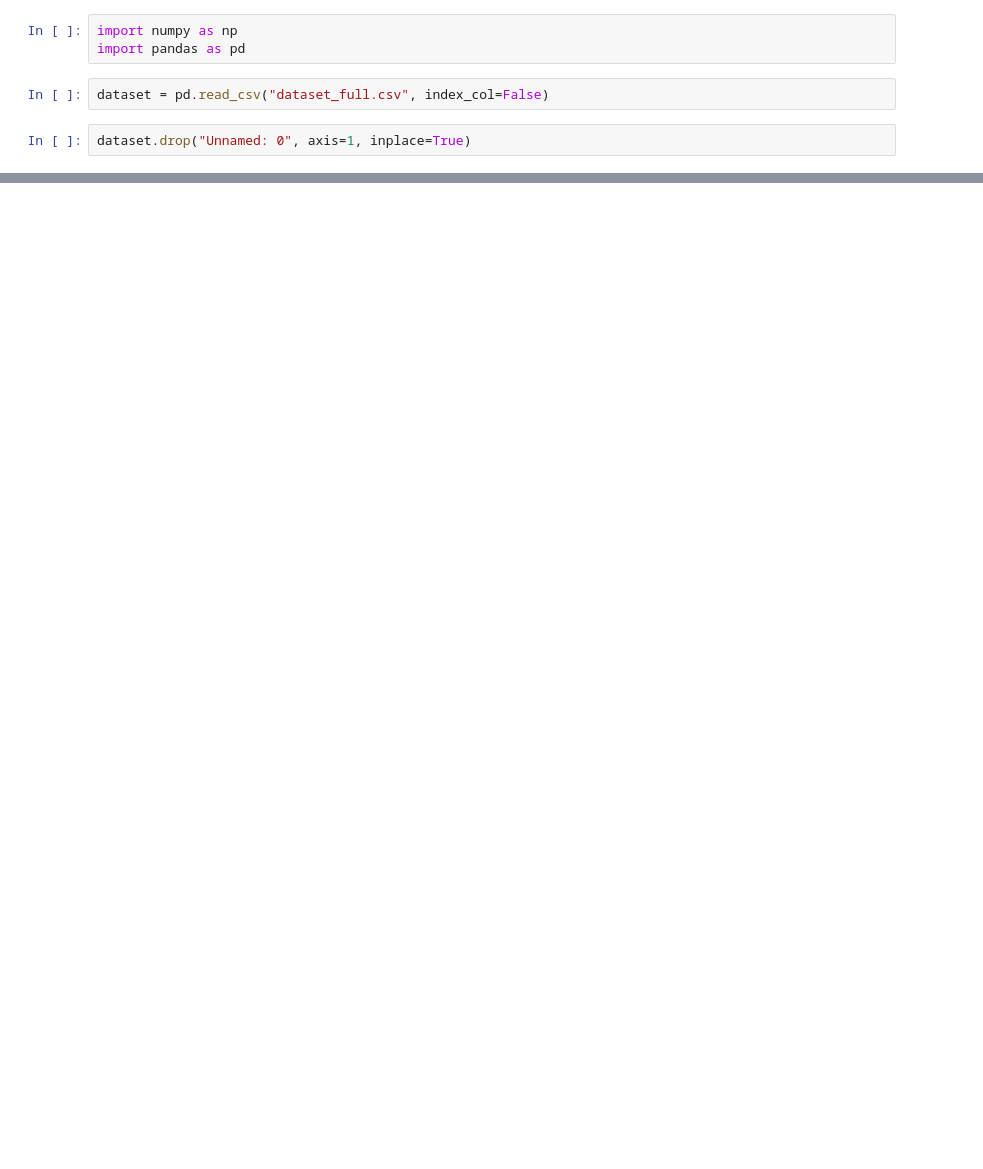
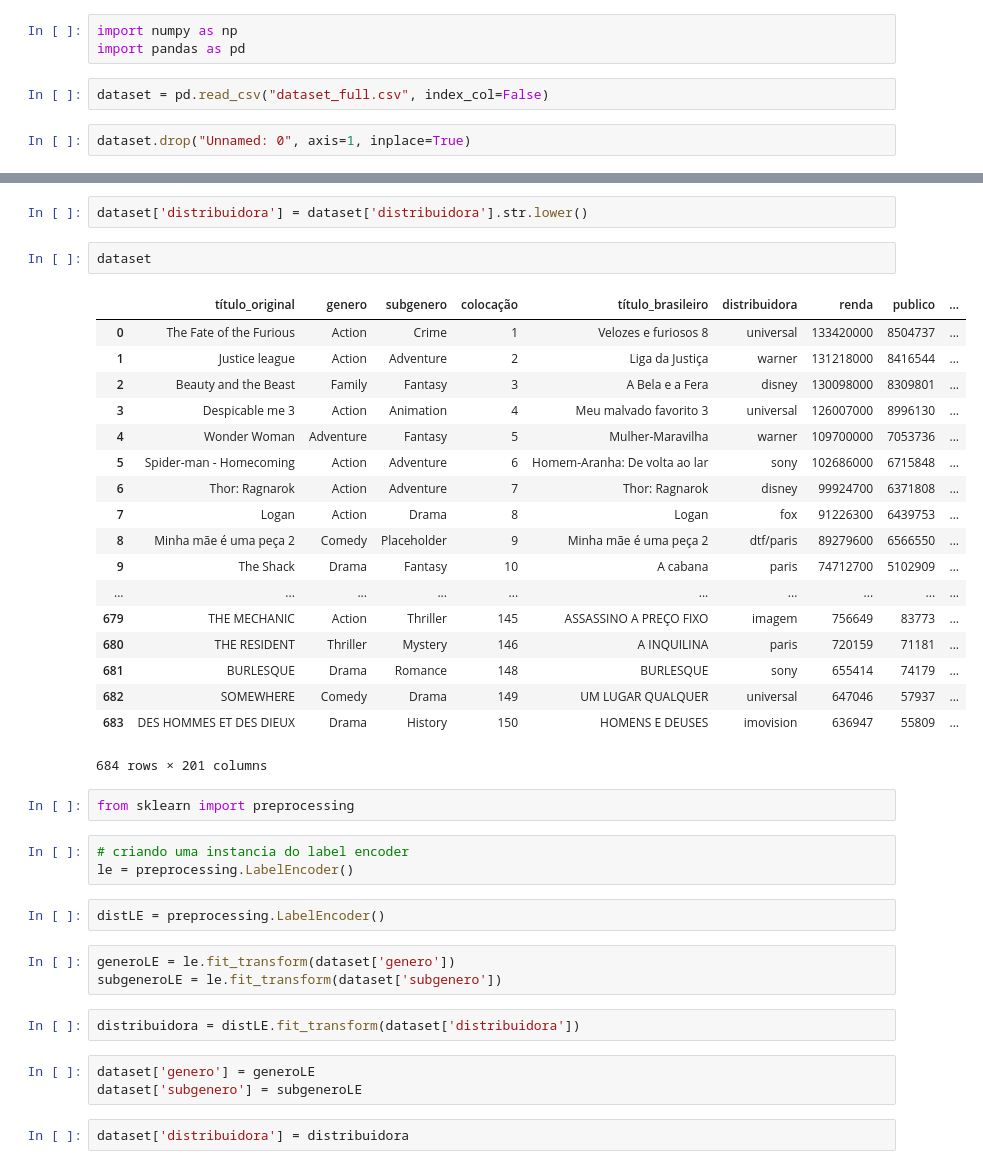
Before and after one commit to Victorrrocha/machine_Learning_to_predict_movies_grossing_in_Brazil, a Jupyter notebook: Preditions.ipynb, the cells around one changed output, grey strips where cells are left out. Saved outputs shown, nothing was run; the diff lists cells and outputs as text; blank space fills up the shorter version.

```diff
--- a/Preditions.ipynb
+++ b/Preditions.ipynb
@@ -28,0 +29,40 @@ dataset
+# %%
+dataset['distribuidora'] = dataset['distribuidora'].str.lower()
+# %%
+dataset
+# %% [output]
+|  | título_original | genero | subgenero | colocação | título_brasileiro | distribuidora | renda | publico | ... |
+| 0 | The Fate of the Furious | Action | Crime | 1 | Velozes e furiosos 8 | universal | 133420000 | 8504737 | ... |
+| 1 | Justice league | Action | Adventure | 2 | Liga da Justiça | warner | 131218000 | 8416544 | ... |
+| 2 | Beauty and the Beast | Family | Fantasy | 3 | A Bela e a Fera | disney | 130098000 | 8309801 | ... |
+| 3 | Despicable me 3 | Action | Animation | 4 | Meu malvado favorito 3 | universal | 126007000 | 8996130 | ... |
+| 4 | Wonder Woman | Adventure | Fantasy | 5 | Mulher-Maravilha | warner | 109700000 | 7053736 | ... |
+| 5 | Spider-man - Homecoming | Action | Adventure | 6 | Homem-Aranha: De volta ao lar | sony | 102686000 | 6715848 | ... |
+| 6 | Thor: Ragnarok | Action | Adventure | 7 | Thor: Ragnarok | disney | 99924700 | 6371808 | ... |
+| 7 | Logan | Action | Drama | 8 | Logan | fox | 91226300 | 6439753 | ... |
+| 8 | Minha mãe é uma peça 2 | Comedy | Placeholder | 9 | Minha mãe é uma peça 2 | dtf/paris | 89279600 | 6566550 | ... |
+| 9 | The Shack | Drama | Fantasy | 10 | A cabana | paris | 74712700 | 5102909 | ... |
+| ... | ... | ... | ... | ... | ... | ... | ... | ... | ... |
+| 679 | THE MECHANIC | Action | Thriller | 145 | ASSASSINO A PREÇO FIXO | imagem | 756649 | 83773 | ... |
+| 680 | THE RESIDENT | Thriller | Mystery | 146 | A INQUILINA | paris | 720159 | 71181 | ... |
+| 681 | BURLESQUE | Drama | Romance | 148 | BURLESQUE | sony | 655414 | 74179 | ... |
+| 682 | SOMEWHERE | Comedy | Drama | 149 | UM LUGAR QUALQUER | universal | 647046 | 57937 | ... |
+| 683 | DES HOMMES ET DES DIEUX | Drama | History | 150 | HOMENS E DEUSES | imovision | 636947 | 55809 | ... |
+684 rows × 201 columns
+# %%
+from sklearn import preprocessing
+# %%
+# criando uma instancia do label encoder
+le = preprocessing.LabelEncoder()
+# %%
+distLE = preprocessing.LabelEncoder()
+# %%
+generoLE = le.fit_transform(dataset['genero'])
+subgeneroLE = le.fit_transform(dataset['subgenero'])
+# %%
+distribuidora = distLE.fit_transform(dataset['distribuidora'])
+# %%
+dataset['genero'] = generoLE
+dataset['subgenero'] = subgeneroLE
+# %%
+dataset['distribuidora'] = distribuidora
```
Also changed, not shown: parts of 3 cells of this notebook.
